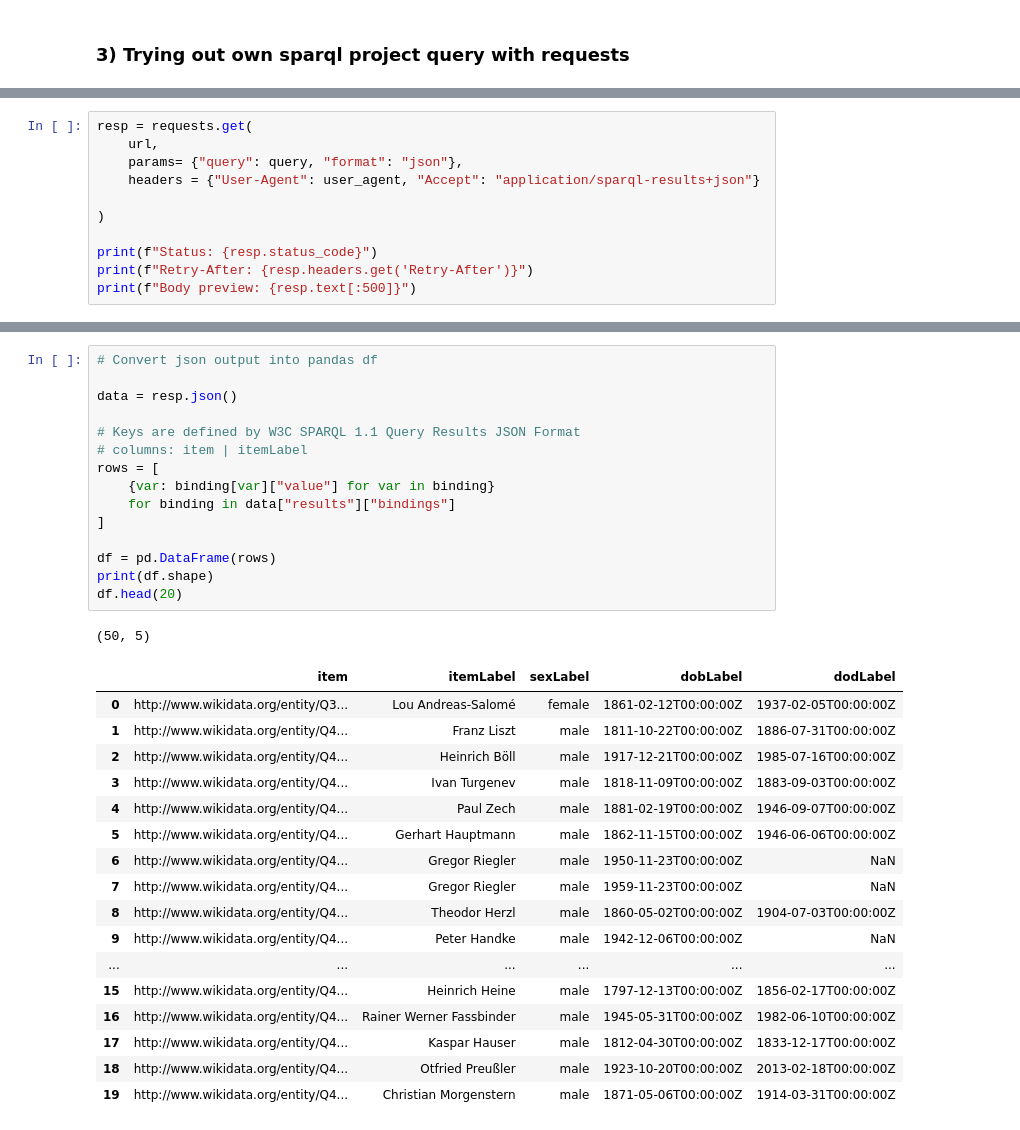
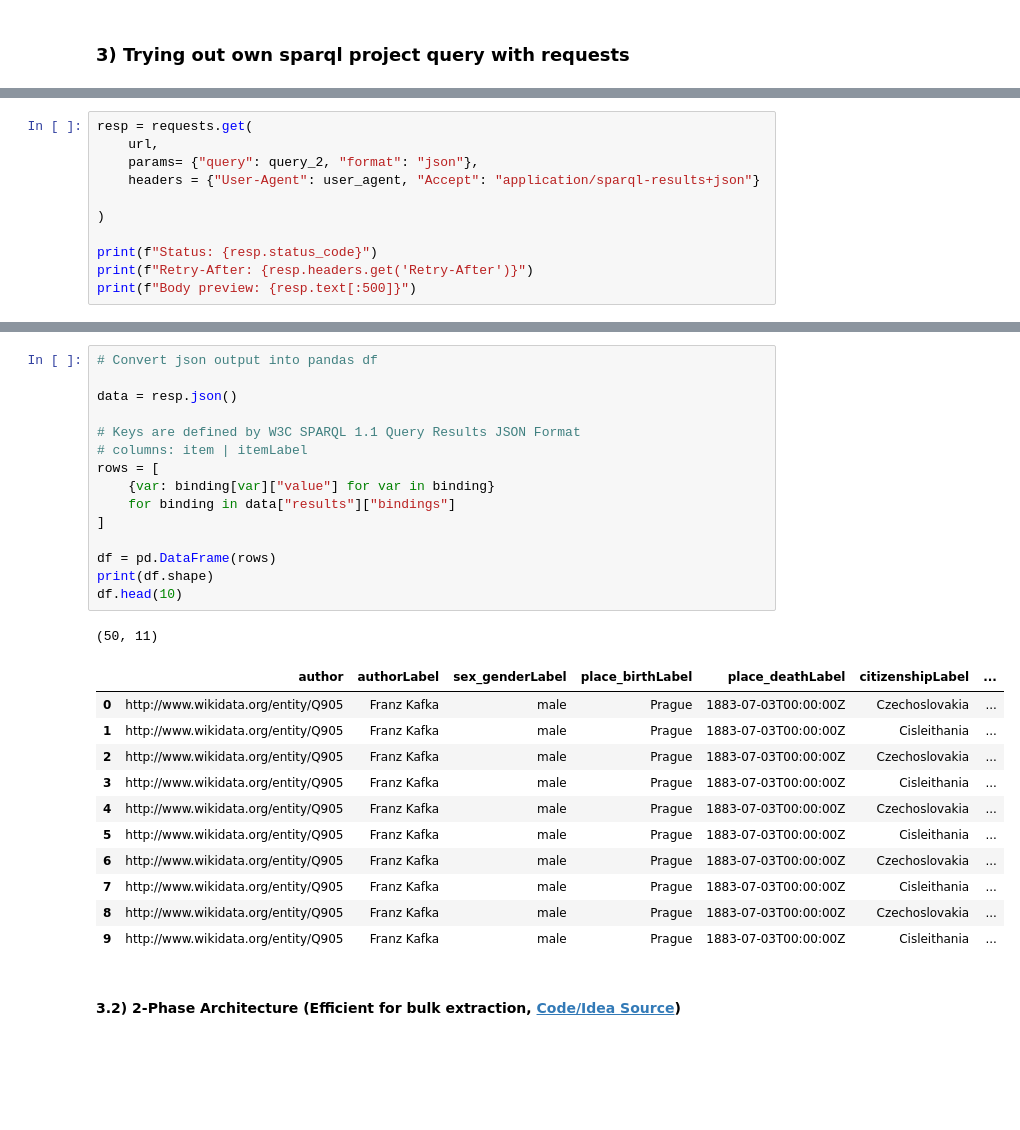
Before and after one commit to FabiLochner/kg-digital-humanities, a Jupyter notebook: notebooks/tutorials/wdqs_sparqlwrapper_test.ipynb, the cells around one changed output, grey strips where cells are left out. Saved outputs shown, nothing was run; the diff lists cells and outputs as text; blank space fills up the shorter version.

```diff
--- a/notebooks/tutorials/wdqs_sparqlwrapper_test.ipynb
+++ b/notebooks/tutorials/wdqs_sparqlwrapper_test.ipynb
@@ -156,7 +201,7 @@ LIMIT 50
 # %%
 resp = requests.get(
     url,
-    params= {"query": query, "format": "json"},
+    params= {"query": query_2, "format": "json"},
     headers = {"User-Agent": user_agent, "Accept": "application/sparql-results+json"}
 
 )
@@ -185,34 +229,30 @@ Body preview: {
 # %%
 # Convert json output into pandas df
 
 data = resp.json()
 
 # Keys are defined by W3C SPARQL 1.1 Query Results JSON Format
 # columns: item | itemLabel
 rows = [
     {var: binding[var]["value"] for var in binding}
     for binding in data["results"]["bindings"]
 ]
 
 df = pd.DataFrame(rows)
 print(df.shape)
-df.head(20)
+df.head(10)
 # %% [output]
-(50, 5)
+(50, 11)
-|  | item | itemLabel | sexLabel | dobLabel | dodLabel |
-| 0 | http://www.wikidata.org/entity/Q3... | Lou Andreas-Salomé | female | 1861-02-12T00:00:00Z | 1937-02-05T00:00:00Z |
-| 1 | http://www.wikidata.org/entity/Q4... | Franz Liszt | male | 1811-10-22T00:00:00Z | 1886-07-31T00:00:00Z |
-| 2 | http://www.wikidata.org/entity/Q4... | Heinrich Böll | male | 1917-12-21T00:00:00Z | 1985-07-16T00:00:00Z |
-| 3 | http://www.wikidata.org/entity/Q4... | Ivan Turgenev | male | 1818-11-09T00:00:00Z | 1883-09-03T00:00:00Z |
-| 4 | http://www.wikidata.org/entity/Q4... | Paul Zech | male | 1881-02-19T00:00:00Z | 1946-09-07T00:00:00Z |
-| 5 | http://www.wikidata.org/entity/Q4... | Gerhart Hauptmann | male | 1862-11-15T00:00:00Z | 1946-06-06T00:00:00Z |
-| 6 | http://www.wikidata.org/entity/Q4... | Gregor Riegler | male | 1950-11-23T00:00:00Z | NaN |
-| 7 | http://www.wikidata.org/entity/Q4... | Gregor Riegler | male | 1959-11-23T00:00:00Z | NaN |
-| 8 | http://www.wikidata.org/entity/Q4... | Theodor Herzl | male | 1860-05-02T00:00:00Z | 1904-07-03T00:00:00Z |
-| 9 | http://www.wikidata.org/entity/Q4... | Peter Handke | male | 1942-12-06T00:00:00Z | NaN |
-| ... | ... | ... | ... | ... | ... |
-| 15 | http://www.wikidata.org/entity/Q4... | Heinrich Heine | male | 1797-12-13T00:00:00Z | 1856-02-17T00:00:00Z |
-| 16 | http://www.wikidata.org/entity/Q4... | Rainer Werner Fassbinder | male | 1945-05-31T00:00:00Z | 1982-06-10T00:00:00Z |
-| 17 | http://www.wikidata.org/entity/Q4... | Kaspar Hauser | male | 1812-04-30T00:00:00Z | 1833-12-17T00:00:00Z |
-| 18 | http://www.wikidata.org/entity/Q4... | Otfried Preußler | male | 1923-10-20T00:00:00Z | 2013-02-18T00:00:00Z |
-| 19 | http://www.wikidata.org/entity/Q4... | Christian Morgenstern | male | 1871-05-06T00:00:00Z | 1914-03-31T00:00:00Z |
+|  | author | authorLabel | sex_genderLabel | place_birthLabel | place_deathLabel | citizenshipLabel | ... |
+| 0 | http://www.wikidata.org/entity/Q905 | Franz Kafka | male | Prague | 1883-07-03T00:00:00Z | Czechoslovakia | ... |
+| 1 | http://www.wikidata.org/entity/Q905 | Franz Kafka | male | Prague | 1883-07-03T00:00:00Z | Cisleithania | ... |
+| 2 | http://www.wikidata.org/entity/Q905 | Franz Kafka | male | Prague | 1883-07-03T00:00:00Z | Czechoslovakia | ... |
+| 3 | http://www.wikidata.org/entity/Q905 | Franz Kafka | male | Prague | 1883-07-03T00:00:00Z | Cisleithania | ... |
+| 4 | http://www.wikidata.org/entity/Q905 | Franz Kafka | male | Prague | 1883-07-03T00:00:00Z | Czechoslovakia | ... |
+| 5 | http://www.wikidata.org/entity/Q905 | Franz Kafka | male | Prague | 1883-07-03T00:00:00Z | Cisleithania | ... |
+| 6 | http://www.wikidata.org/entity/Q905 | Franz Kafka | male | Prague | 1883-07-03T00:00:00Z | Czechoslovakia | ... |
+| 7 | http://www.wikidata.org/entity/Q905 | Franz Kafka | male | Prague | 1883-07-03T00:00:00Z | Cisleithania | ... |
+| 8 | http://www.wikidata.org/entity/Q905 | Franz Kafka | male | Prague | 1883-07-03T00:00:00Z | Czechoslovakia | ... |
+| 9 | http://www.wikidata.org/entity/Q905 | Franz Kafka | male | Prague | 1883-07-03T00:00:00Z | Cisleithania | ... |
+# %% [markdown]
+#### 3.2) 2-Phase Architecture (Efficient for bulk extraction, [Code/Idea Source](https://gist.github.com/ArloDune/117ee69e72c1ceaae1c45818e5d646fa))
```
Also changed, not shown: parts of 8 cells of this notebook.
